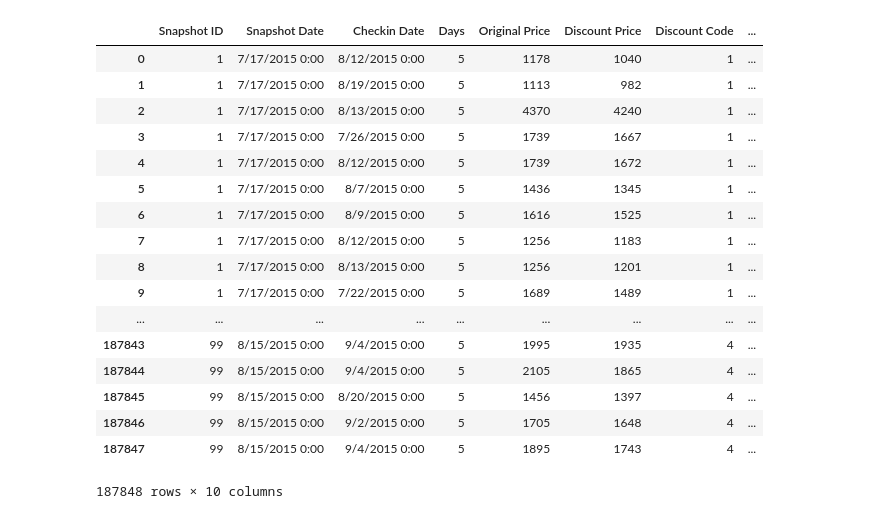
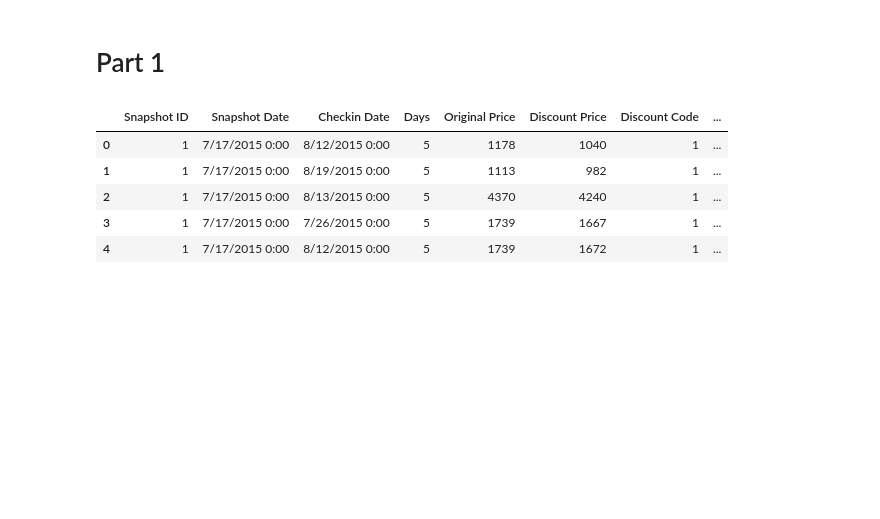
Before and after one commit to EliadProject/Hotels-Data-Science, a Jupyter notebook: FinalProject.ipynb, the cells around one changed output. Cells and saved outputs as stored; diff of their text form; code cells hidden in the pictures; blank space fills up the shorter version.

```diff
--- a/FinalProject.ipynb
+++ b/FinalProject.ipynb
@@ -2,28 +2,18 @@
 import numpy as np
 import pandas as pd
 from pandas import Series,DataFrame
+# %% [markdown]
+# Part 1
 # %%
 df = pd.read_csv("hotels_data.csv")
-df
+df.head()
 # %% [output]
 |  | Snapshot ID | Snapshot Date | Checkin Date | Days | Original Price | Discount Price | Discount Code | ... |
 | 0 | 1 | 7/17/2015 0:00 | 8/12/2015 0:00 | 5 | 1178 | 1040 | 1 | ... |
 | 1 | 1 | 7/17/2015 0:00 | 8/19/2015 0:00 | 5 | 1113 | 982 | 1 | ... |
 | 2 | 1 | 7/17/2015 0:00 | 8/13/2015 0:00 | 5 | 4370 | 4240 | 1 | ... |
 | 3 | 1 | 7/17/2015 0:00 | 7/26/2015 0:00 | 5 | 1739 | 1667 | 1 | ... |
 | 4 | 1 | 7/17/2015 0:00 | 8/12/2015 0:00 | 5 | 1739 | 1672 | 1 | ... |
-| 5 | 1 | 7/17/2015 0:00 | 8/7/2015 0:00 | 5 | 1436 | 1345 | 1 | ... |
-| 6 | 1 | 7/17/2015 0:00 | 8/9/2015 0:00 | 5 | 1616 | 1525 | 1 | ... |
-| 7 | 1 | 7/17/2015 0:00 | 8/12/2015 0:00 | 5 | 1256 | 1183 | 1 | ... |
-| 8 | 1 | 7/17/2015 0:00 | 8/13/2015 0:00 | 5 | 1256 | 1201 | 1 | ... |
-| 9 | 1 | 7/17/2015 0:00 | 7/22/2015 0:00 | 5 | 1689 | 1489 | 1 | ... |
-| ... | ... | ... | ... | ... | ... | ... | ... | ... |
-| 187843 | 99 | 8/15/2015 0:00 | 9/4/2015 0:00 | 5 | 1995 | 1935 | 4 | ... |
-| 187844 | 99 | 8/15/2015 0:00 | 9/4/2015 0:00 | 5 | 2105 | 1865 | 4 | ... |
-| 187845 | 99 | 8/15/2015 0:00 | 8/20/2015 0:00 | 5 | 1456 | 1397 | 4 | ... |
-| 187846 | 99 | 8/15/2015 0:00 | 9/2/2015 0:00 | 5 | 1705 | 1648 | 4 | ... |
-| 187847 | 99 | 8/15/2015 0:00 | 9/4/2015 0:00 | 5 | 1895 | 1743 | 4 | ... |
-187848 rows × 10 columns
 # %%
 # 1.a
 from datetime import datetime
```
Also changed, not shown: parts of 12 cells of this notebook.
